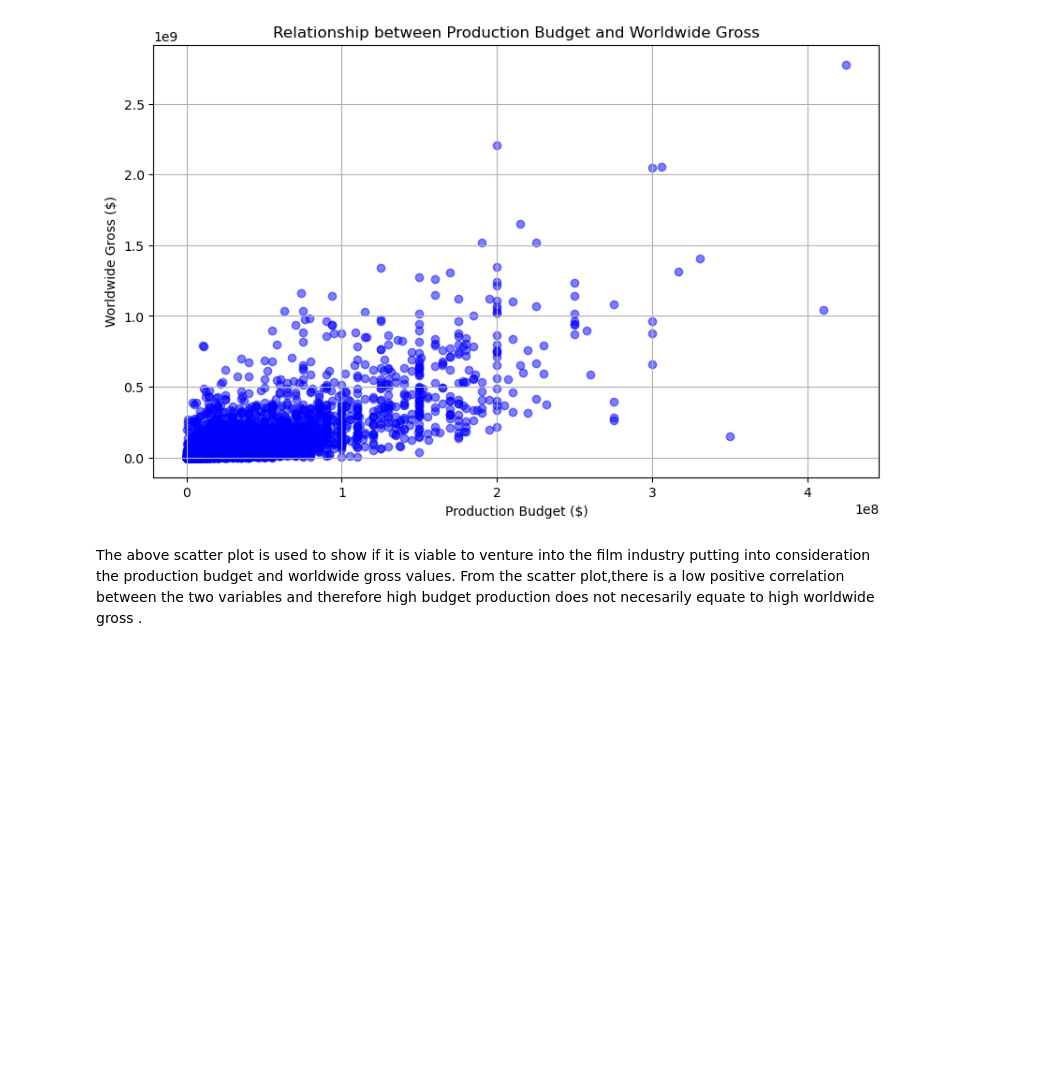
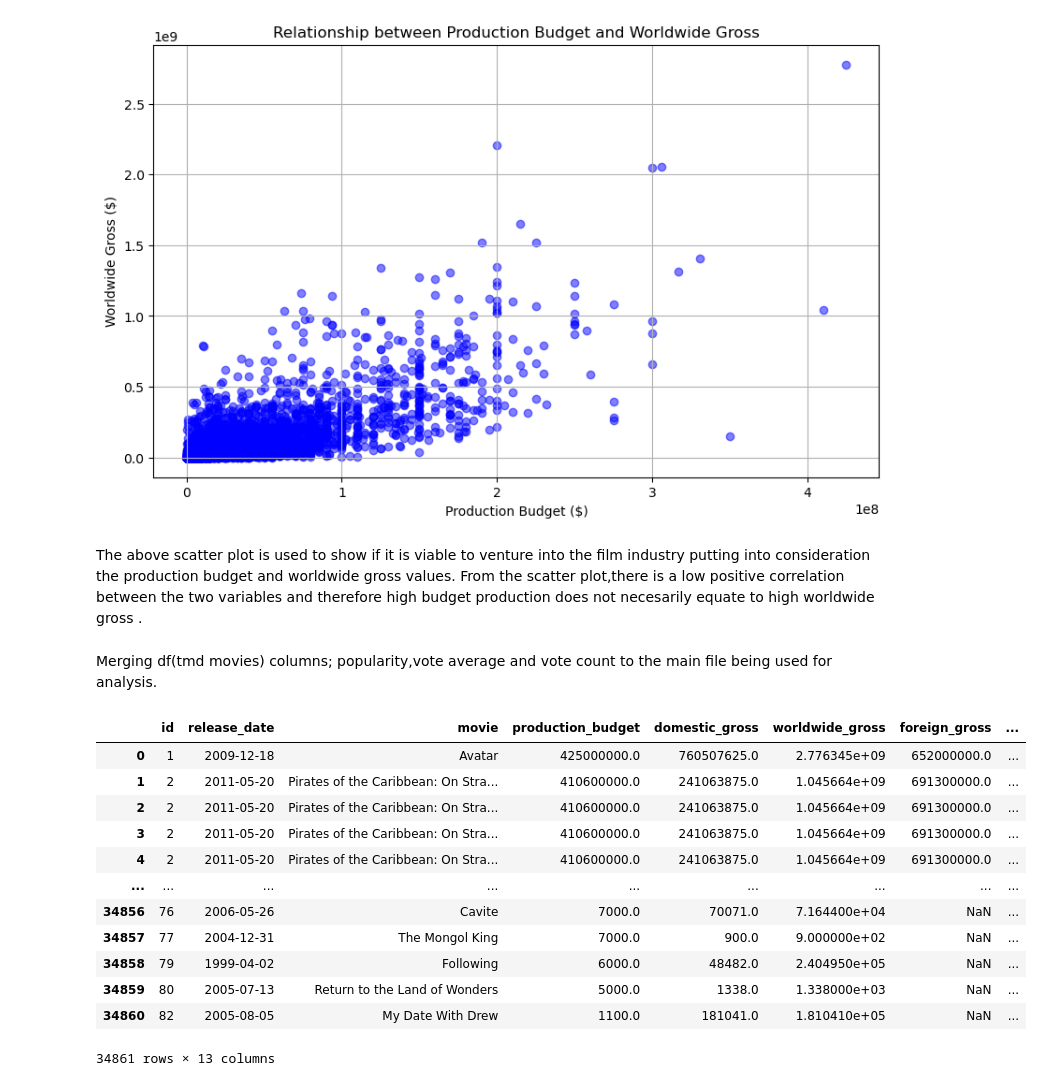
Before and after one commit to ElizabethMasai/dsc-phase-1-project-v2-4, a Jupyter notebook: student.ipynb, the cells around one changed output. Saved outputs shown, nothing was run; the diff lists cells and outputs as text; code cells hidden in the pictures; blank space fills up the shorter version.

```diff
--- a/student.ipynb
+++ b/student.ipynb
@@ -1244,3 +1232,23 @@ plt.show()
 # %% [markdown]
 The above scatter plot is used to show if it is viable to venture into the film industry putting into consideration the  production budget and worldwide gross values.
 From the scatter plot,there is a low positive correlation between the two variables and therefore high budget production does not  necesarily equate to high worldwide gross .
+# %% [markdown]
+Merging df(tmd movies) columns; popularity,vote average and vote count to the main file being used for analysis.
+# %%
+# Both DataFrames have a column named 'release_date'
+merged_df = pd.merge(merged_df, df[['release_date', 'popularity', 'vote_count', 'vote_average']], on='release_date', how='left')
+merged_df
+# %% [output]
+|  | id | release_date | movie | production_budget | domestic_gross | worldwide_gross | foreign_gross | ... |
+| 0 | 1 | 2009-12-18 | Avatar | 425000000.0 | 760507625.0 | 2.776345e+09 | 652000000.0 | ... |
+| 1 | 2 | 2011-05-20 | Pirates of the Caribbean: On Stra... | 410600000.0 | 241063875.0 | 1.045664e+09 | 691300000.0 | ... |
+| 2 | 2 | 2011-05-20 | Pirates of the Caribbean: On Stra... | 410600000.0 | 241063875.0 | 1.045664e+09 | 691300000.0 | ... |
+| 3 | 2 | 2011-05-20 | Pirates of the Caribbean: On Stra... | 410600000.0 | 241063875.0 | 1.045664e+09 | 691300000.0 | ... |
+| 4 | 2 | 2011-05-20 | Pirates of the Caribbean: On Stra... | 410600000.0 | 241063875.0 | 1.045664e+09 | 691300000.0 | ... |
+| ... | ... | ... | ... | ... | ... | ... | ... | ... |
+| 34856 | 76 | 2006-05-26 | Cavite | 7000.0 | 70071.0 | 7.164400e+04 | NaN | ... |
+| 34857 | 77 | 2004-12-31 | The Mongol King | 7000.0 | 900.0 | 9.000000e+02 | NaN | ... |
+| 34858 | 79 | 1999-04-02 | Following | 6000.0 | 48482.0 | 2.404950e+05 | NaN | ... |
+| 34859 | 80 | 2005-07-13 | Return to the Land of Wonders | 5000.0 | 1338.0 | 1.338000e+03 | NaN | ... |
+| 34860 | 82 | 2005-08-05 | My Date With Drew | 1100.0 | 181041.0 | 1.810410e+05 | NaN | ... |
+34861 rows × 13 columns
```
Also changed, not shown: parts of 9 cells of this notebook.
